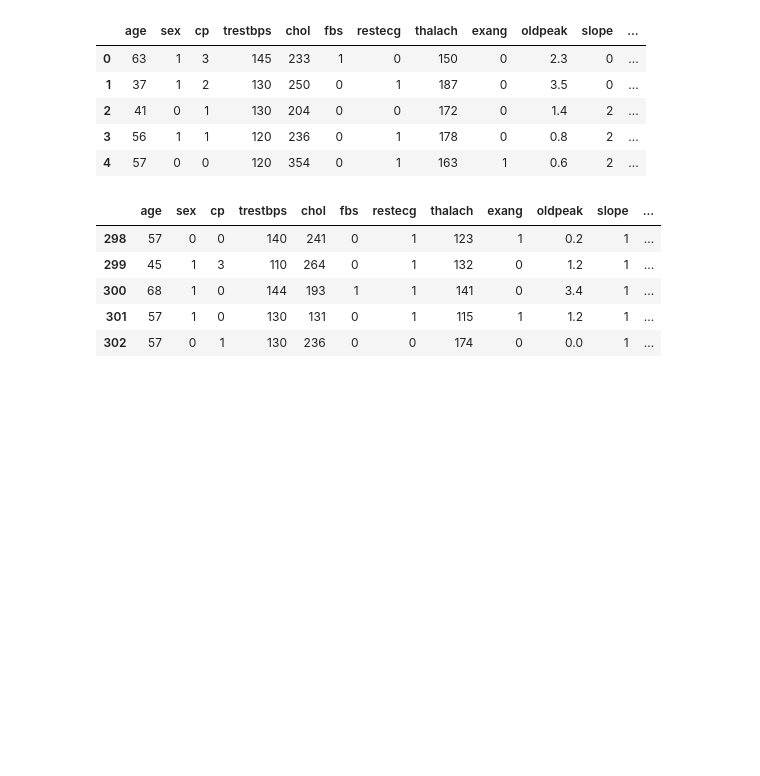
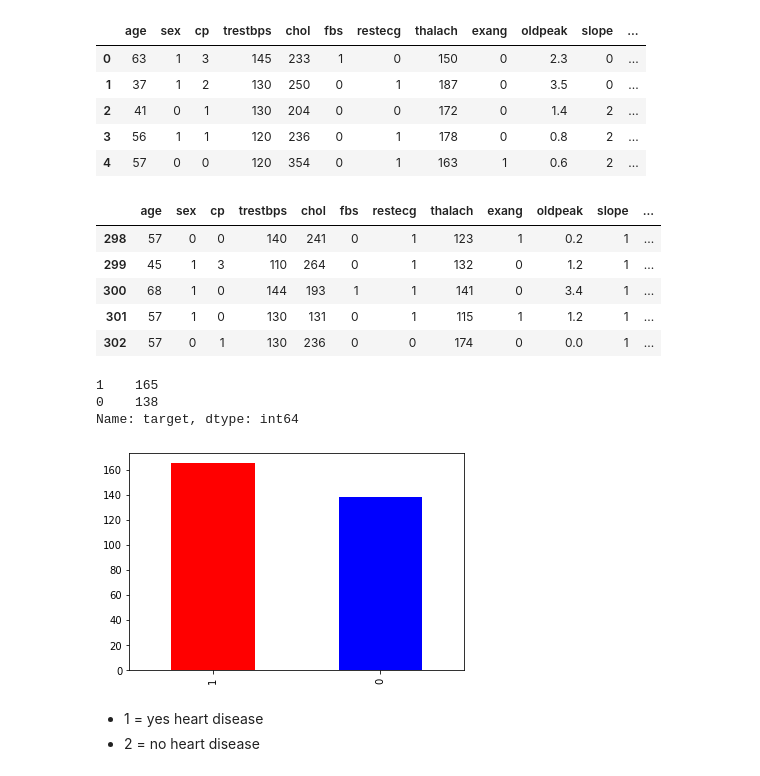
Before and after one commit to HunterKane/Machine-Learning-Heart-Disease-Clasification-Project, a Jupyter notebook: Milestone-Project---Machine-Learning- Predicting Heart Disease using Machine Learning.ipynb, the cells around one changed output. Cells and saved outputs as stored; diff of their text form; code cells hidden in the pictures; blank space fills up the shorter version.

Commit message:
First Analysis and Data Visuals
 - Inspected data
-  Formulated the initial model and questions.
-  Better understood dataset

```diff
--- a/Milestone-Project---Machine-Learning- Predicting Heart Disease using Machine Learning.ipynb
+++ b/Milestone-Project---Machine-Learning- Predicting Heart Disease using Machine Learning.ipynb
@@ -85,3 +135,18 @@ df.tail()
 | 300 | 68 | 1 | 0 | 144 | 193 | 1 | 1 | 141 | 0 | 3.4 | 1 | ... |
 | 301 | 57 | 1 | 0 | 130 | 131 | 0 | 1 | 115 | 1 | 1.2 | 1 | ... |
 | 302 | 57 | 0 | 1 | 130 | 236 | 0 | 0 | 174 | 0 | 0.0 | 1 | ... |
+# %%
+# Predict target variable
+
+df['target'].value_counts()
+# %% [output]
+1    165
+0    138
+Name: target, dtype: int64
+# %%
+df['target'].value_counts().plot(kind = 'bar', color=['red', 'blue']);
+# %% [output]
+[figure, added]
+# %% [markdown]
+- 1 = yes heart disease
+- 2 = no heart disease
```
Also changed, not shown: parts of 12 cells of this notebook.
